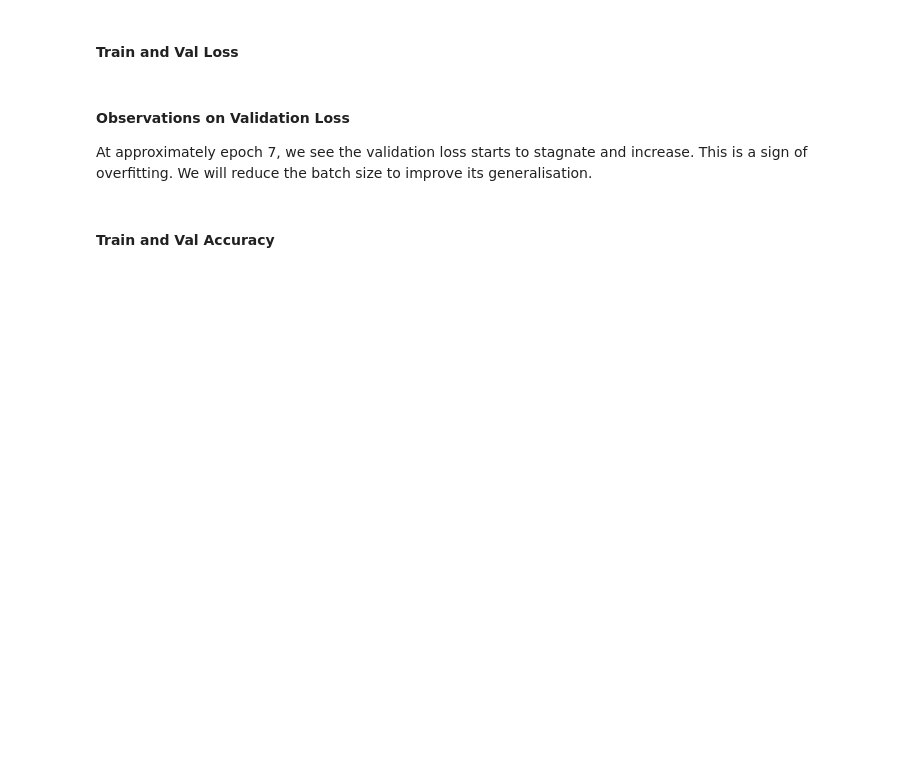
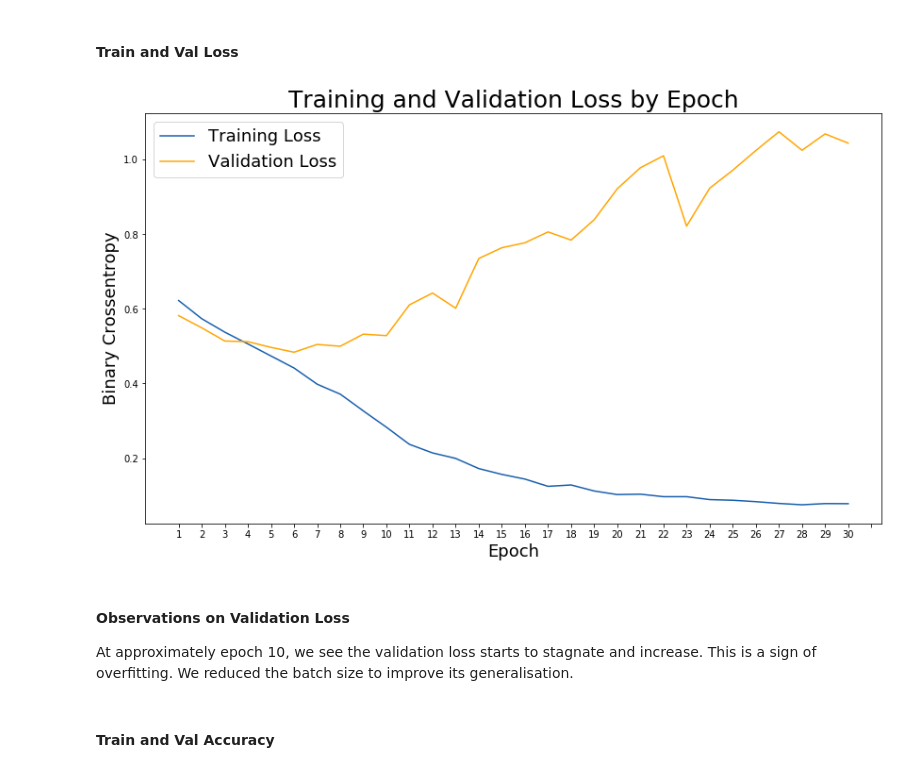
Before and after one commit to kennylimyx/sneaker-classifier, a Jupyter notebook: codes/book3_modeling_conclusions.ipynb, the cells around one changed output. Saved outputs shown, nothing was run; the diff lists cells and outputs as text; code cells hidden in the pictures; blank space fills up the shorter version.

Commit message:
rerun model with 30 epochs

```diff
--- a/codes/book3_modeling_conclusions.ipynb
+++ b/codes/book3_modeling_conclusions.ipynb
@@ -167,7 +167,7 @@ cnn.add(Dropout(0.5))
 cnn.add(Dense(1,activation = 'sigmoid'))
 # %%
 #set up checkpoint
-filepath="../weights/weights-norm/weights.{epoch:02d}-{val_accuracy:.2f}.hdf5"
+filepath="../weights/weights.{epoch:02d}-{val_accuracy:.2f}.hdf5"
 checkpoint = ModelCheckpoint(filepath, monitor='val_accuracy', verbose=1,
                              save_best_only=True, mode='max',save_freq='epoch')
 callbacks_list = [checkpoint]
@@ -183,7 +183,7 @@ cnn.compile(loss = 'binary_crossentropy',
 cnn_history = cnn.fit(X_train, y_train,
                       validation_data = (X_val, y_val),
                       batch_size = 64,
-                      epochs = 10,
+                      epochs = 30,
                       verbose = 1,
                       callbacks=[callbacks_list]   # Pass callback to training
                      )
@@ -195,26 +231,28 @@ cnn.summary()
 # %%
 #visualise our losses here
 train_loss = cnn_history.history['loss']
 val_loss = cnn_history.history['val_loss']
 
 # Set figure size.
 plt.figure(figsize=(14, 8))
 
 # Generate line plot of training, testing loss over epochs.
 plt.plot(train_loss, label='Training Loss', color='#185fad')
 plt.plot(val_loss, label='Validation Loss', color='orange')
 
 # Set title
 plt.title('Training and Validation Loss by Epoch', fontsize = 25)
 plt.xlabel('Epoch', fontsize = 18)
 plt.ylabel('Binary Crossentropy', fontsize = 18)
-plt.xticks([ i for i in range(11)],
-           [i for i in range(1,11)])
+plt.xticks([ i for i in range(31)],
+           [i for i in range(1,31)])
 
 plt.legend(fontsize = 18);
+# %% [output]
+[figure, added]
 # %% [markdown]
 #### Observations on Validation Loss
-At approximately epoch 7, we see the validation loss starts to stagnate and increase. This is a sign of overfitting. We will reduce the batch size to improve its generalisation.
+At approximately epoch 10, we see the validation loss starts to stagnate and increase. This is a sign of overfitting. We reduced the batch size to improve its generalisation.
 # %% [markdown]
 #### Train and Val Accuracy
 # %%
```
Also changed, not shown: parts of 20 cells of this notebook.
